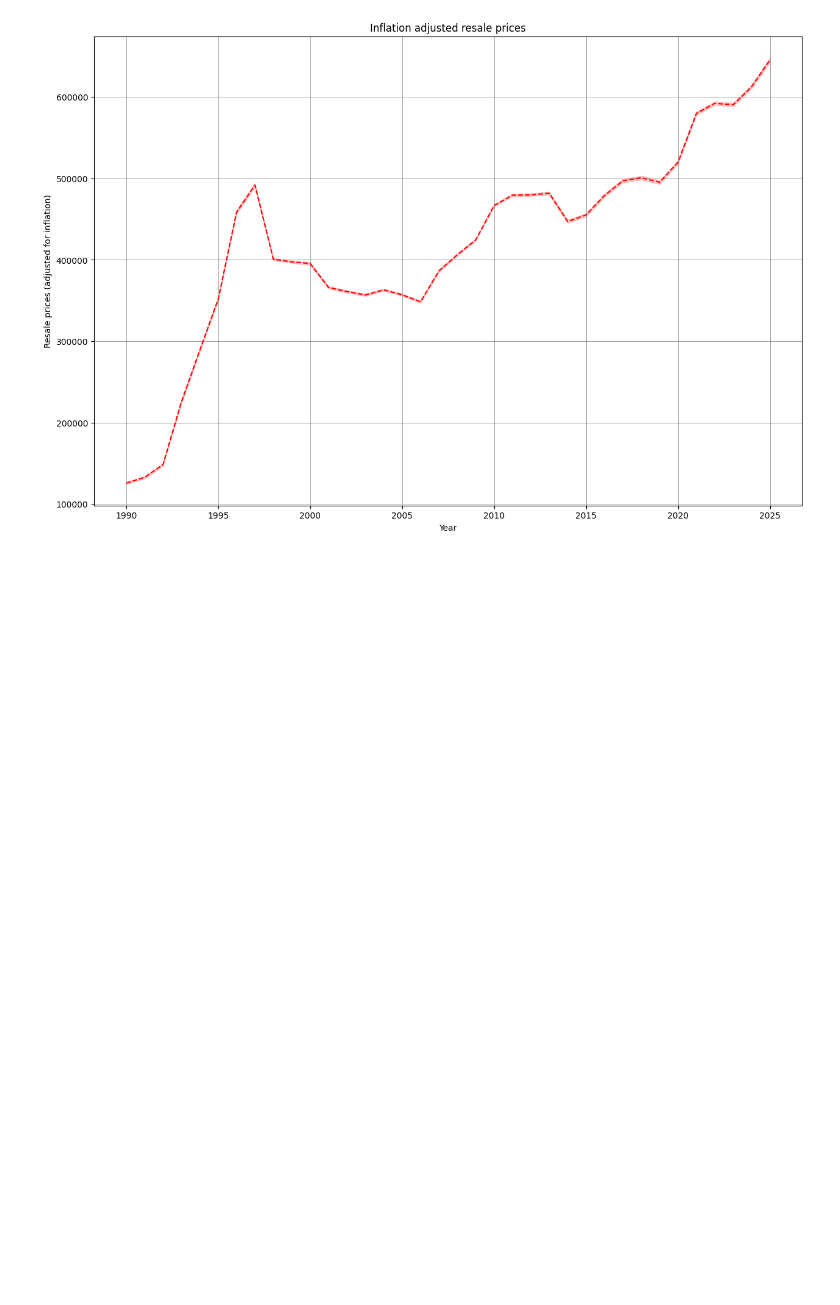
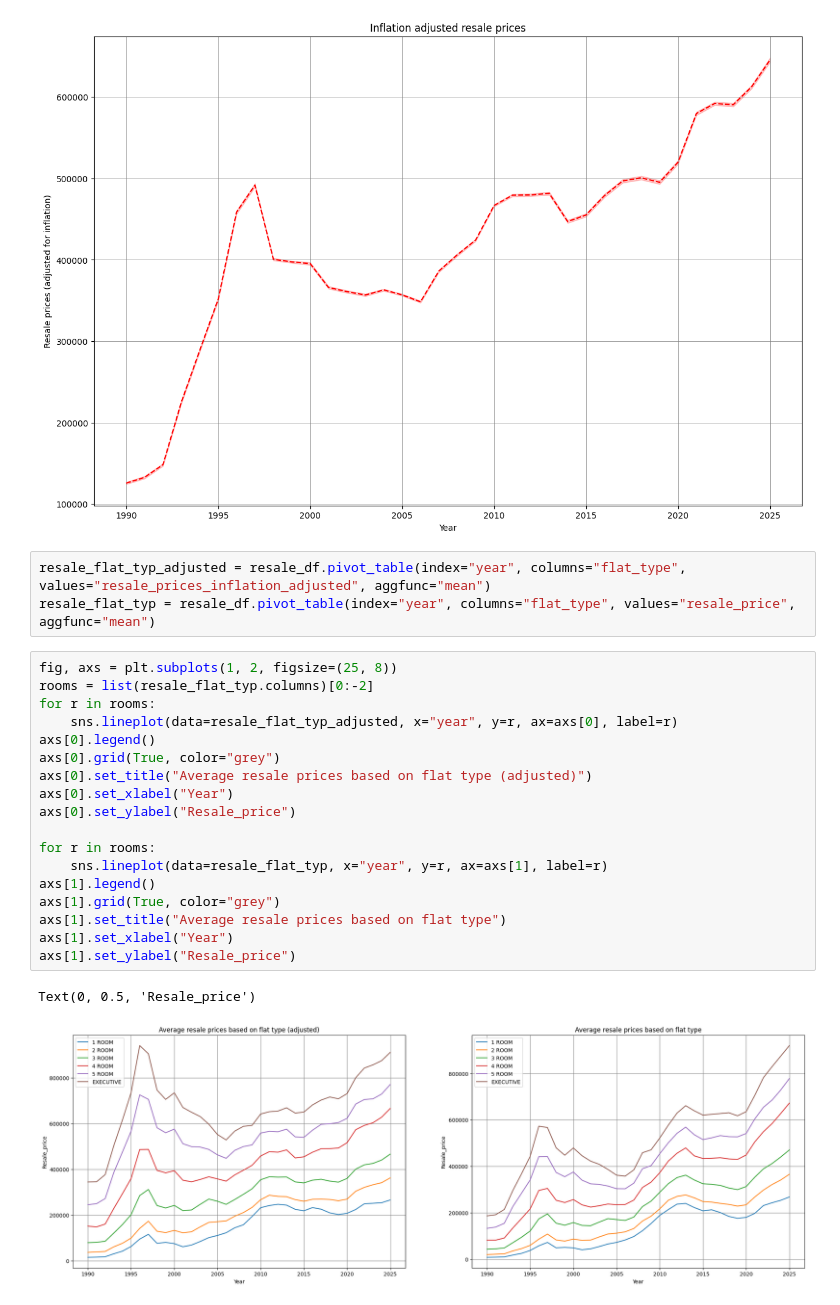
Before and after one commit to pradeepj-prj/HDB-Resale-Prices-Analysis, a Jupyter notebook: notebooks/01-eda.ipynb, the cells around one changed output. Cells and saved outputs as stored; diff of their text form; blank space fills up the shorter version.

Commit message:
Add plot to see effect of adjusting for inflation

```diff
--- a/notebooks/01-eda.ipynb
+++ b/notebooks/01-eda.ipynb
@@ -317,3 +317,27 @@ ax.set_ylabel("Resale prices (adjusted for inflation)")
 ax.grid(True, color="grey", linewidth=0.5)
 # %% [output]
 [figure]
+# %%
+resale_flat_typ_adjusted = resale_df.pivot_table(index="year", columns="flat_type", values="resale_prices_inflation_adjusted", aggfunc="mean")
+resale_flat_typ = resale_df.pivot_table(index="year", columns="flat_type", values="resale_price", aggfunc="mean")
+# %%
+fig, axs = plt.subplots(1, 2, figsize=(25, 8))
+rooms = list(resale_flat_typ.columns)[0:-2]
+for r in rooms:
+    sns.lineplot(data=resale_flat_typ_adjusted, x="year", y=r, ax=axs[0], label=r)
+axs[0].legend()
+axs[0].grid(True, color="grey")
+axs[0].set_title("Average resale prices based on flat type (adjusted)")
+axs[0].set_xlabel("Year")
+axs[0].set_ylabel("Resale_price")
+
+for r in rooms:
+    sns.lineplot(data=resale_flat_typ, x="year", y=r, ax=axs[1], label=r)
+axs[1].legend()
+axs[1].grid(True, color="grey")
+axs[1].set_title("Average resale prices based on flat type")
+axs[1].set_xlabel("Year")
+axs[1].set_ylabel("Resale_price")
+# %% [output]
+Text(0, 0.5, 'Resale_price')
+[figure, added]
```
Also changed, not shown: parts of 1 cell of this notebook.
